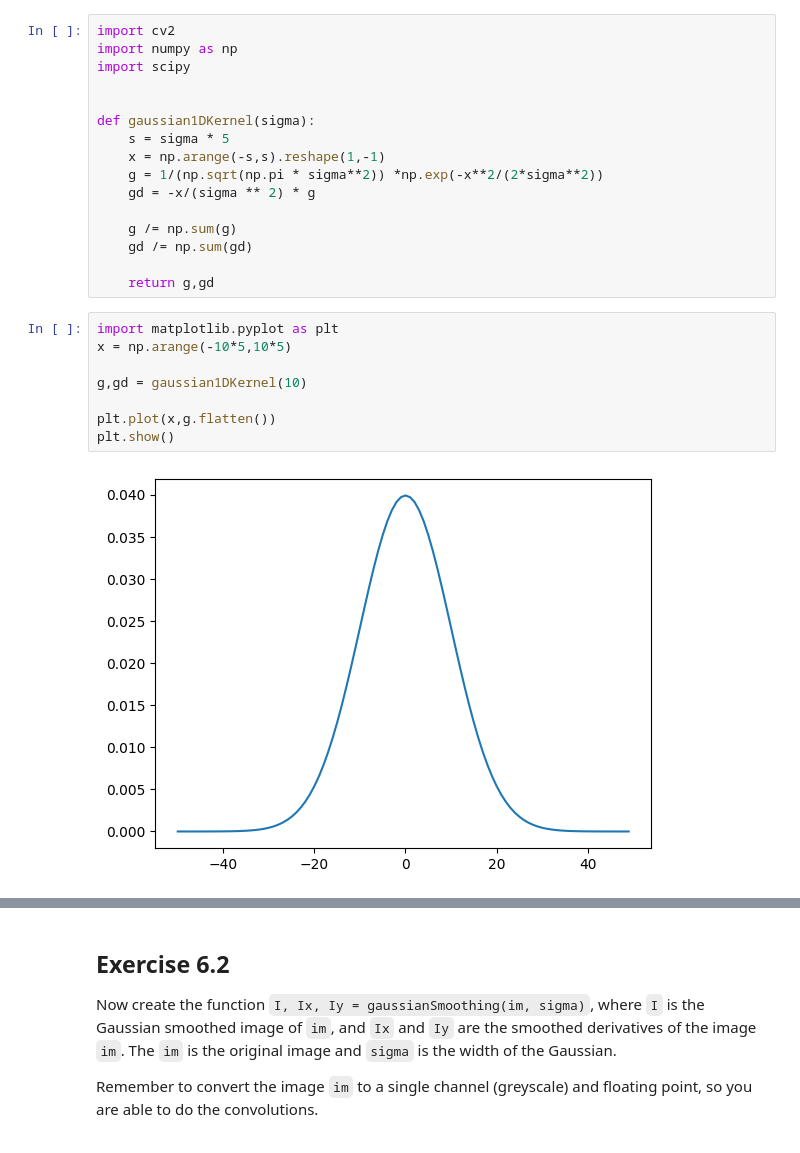
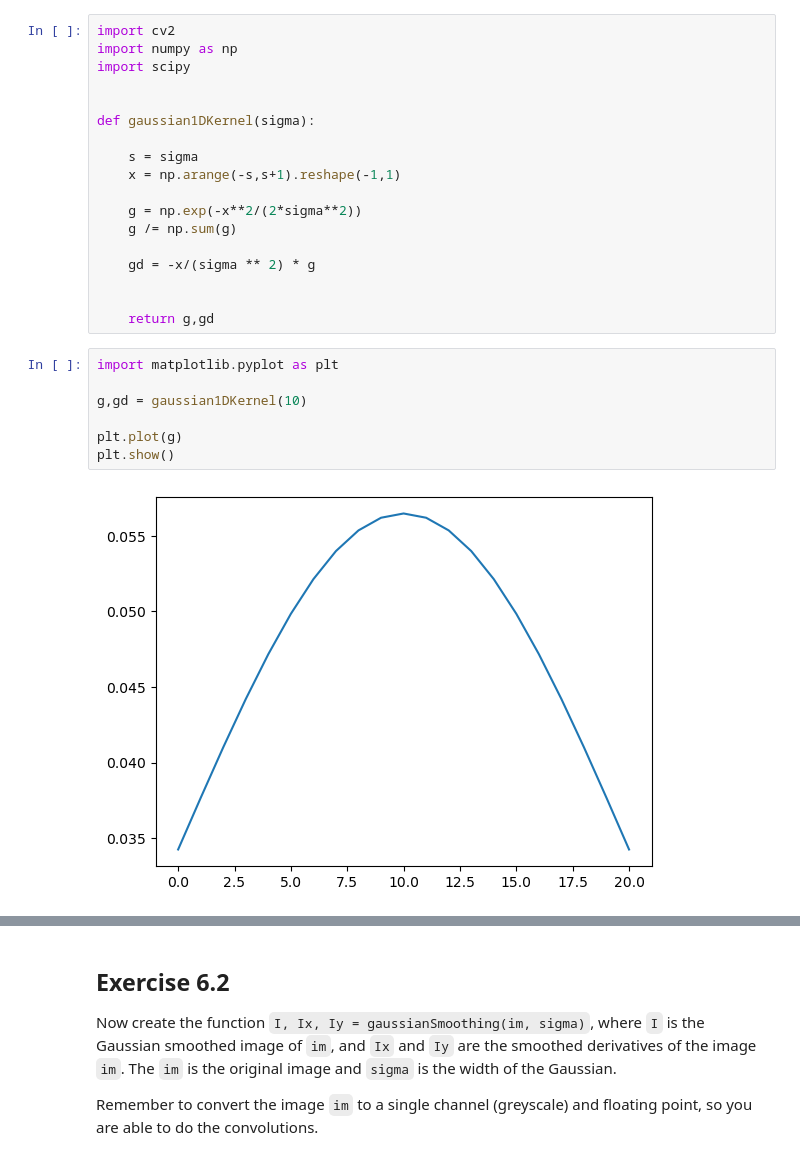
Before and after one commit to ibohaji/cv-course, a Jupyter notebook: Exercises/week6.ipynb, the cells around one changed output, grey strips where cells are left out. Drawn from its saved outputs; the diff is of its cells as text.

```diff
--- a/Exercises/week6.ipynb
+++ b/Exercises/week6.ipynb
@@ -5,23 +13,24 @@ import scipy
 
 
 def gaussian1DKernel(sigma):
-    s = sigma * 5
-    x = np.arange(-s,s).reshape(1,-1)
-    g = 1/(np.sqrt(np.pi * sigma**2)) *np.exp(-x**2/(2*sigma**2))
+
+    s = sigma
+    x = np.arange(-s,s+1).reshape(-1,1)
+
+    g = np.exp(-x**2/(2*sigma**2))
+    g /= np.sum(g)
+
     gd = -x/(sigma ** 2) * g
 
-    g /= np.sum(g)
-    gd /= np.sum(gd)
 
     return g,gd
 # %%
 import matplotlib.pyplot as plt
-x = np.arange(-10*5,10*5)
 
 g,gd = gaussian1DKernel(10)
 
-plt.plot(x,g.flatten())
+plt.plot(g)
 plt.show()
 # %% [output]
-[figure, old version]
+[figure, new version]
 # %%
```
Also changed, not shown: parts of 15 cells of this notebook, 3 other files.
